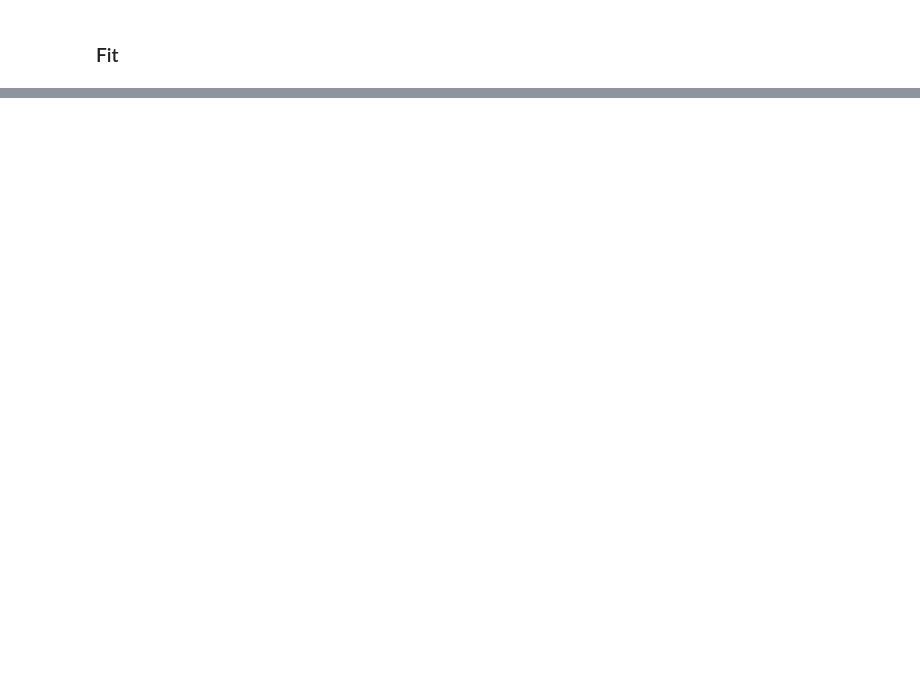
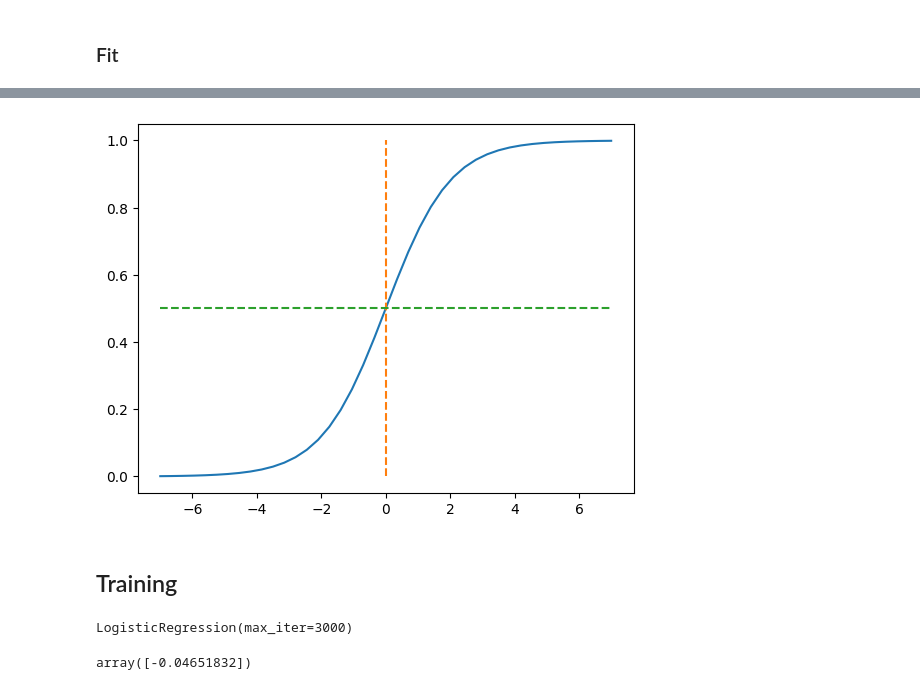
Before and after one commit to not-AVP/psychic-potato, a Jupyter notebook: practice/ChurnBurn.ipynb, the cells around one changed output, grey strips where cells are left out. Drawn from its saved outputs; the diff is of its cells as text; code cells hidden in the pictures; blank space fills up the shorter version.

Commit message:
apply logistic regression

```diff
--- a/practice/ChurnBurn.ipynb
+++ b/practice/ChurnBurn.ipynb
@@ -561,0 +598,6 @@ X_val = dv.transform(ValDicts)
+# %%
+def sigmoid(z: np.array) -> np.array:
+    return 1 / (1 + np.exp(-z))
+# %%
+z = np.linspace(-7, 7, 41)
+z
@@ -561,0 +624,10 @@ X_val = dv.transform(ValDicts)
+# %%
+plt.plot(z, sigmoid(z))
+plt.plot(np.array([0, 0, 0]), np.array([0, 0.5, 1]), linestyle = 'dashed')
+plt.plot(np.array([-7, 0, 7]), np.array([0.5, 0.5, 0.5]), linestyle = 'dashed')
+
+plt.show()
+# %% [output]
+[figure, added]
+# %% [markdown]
+## Training
@@ -561,0 +638,9 @@ X_val = dv.transform(ValDicts)
+# %%
+# fitting the one-hot encoded input data and target variables
+model.fit(X_train, yTrain)
+# %% [output]
+LogisticRegression(max_iter=3000)
+# %%
+model.intercept_
+# %% [output]
+array([-0.04651832])
```
Also changed, not shown: parts of 17 cells of this notebook.
